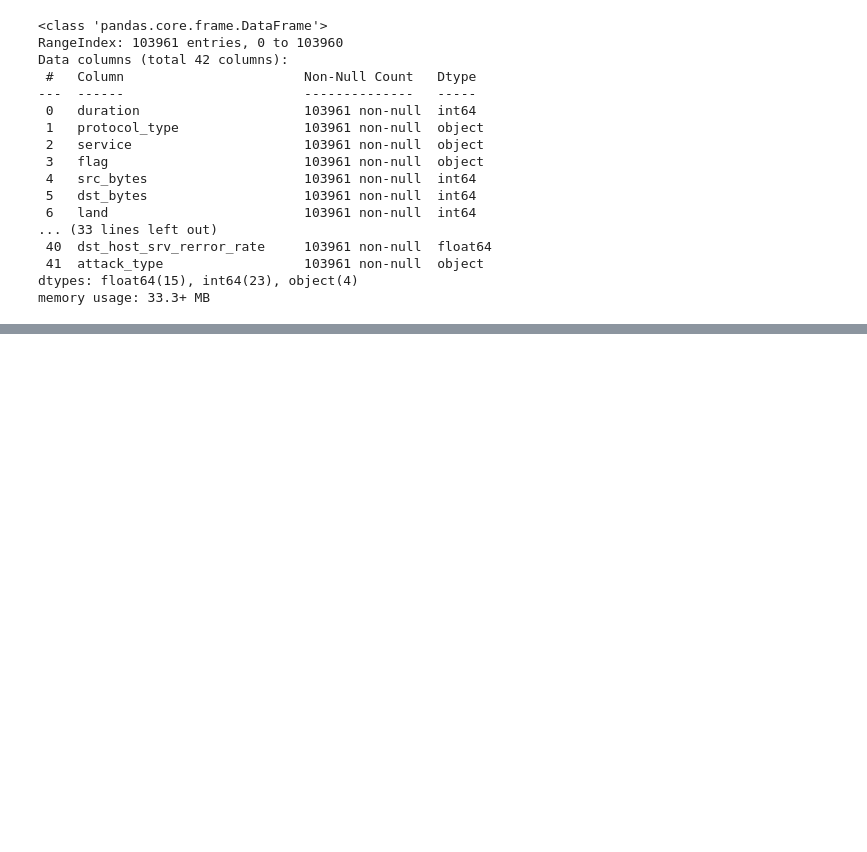
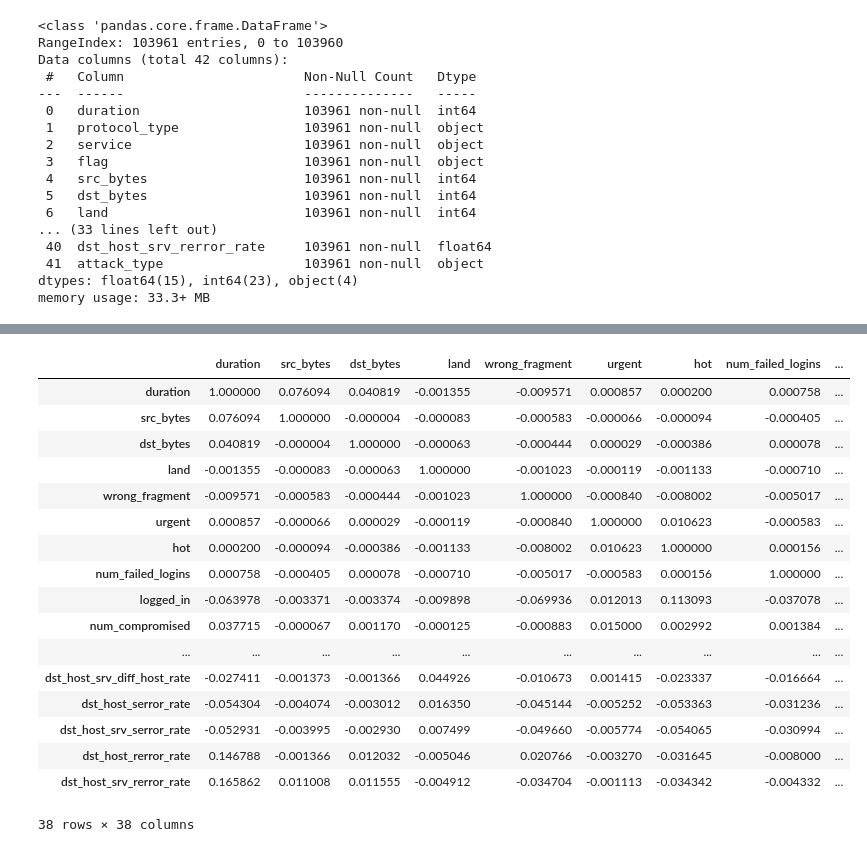
Before and after one commit to PugtgYosuky/AML_project1, a Jupyter notebook: src/explore_dataset.ipynb, the cells around one changed output, grey strips where cells are left out. Saved outputs shown, nothing was run; the diff lists cells and outputs as text; code cells hidden in the pictures; blank space fills up the shorter version.

```diff
--- a/src/explore_dataset.ipynb
+++ b/src/explore_dataset.ipynb
@@ -58,0 +181,21 @@ memory usage: 33.3+ MB
+# %%
+corr
+# %% [output]
+|  | duration | src_bytes | dst_bytes | land | wrong_fragment | urgent | hot | num_failed_logins | ... |
+| duration | 1.000000 | 0.076094 | 0.040819 | -0.001355 | -0.009571 | 0.000857 | 0.000200 | 0.000758 | ... |
+| src_bytes | 0.076094 | 1.000000 | -0.000004 | -0.000083 | -0.000583 | -0.000066 | -0.000094 | -0.000405 | ... |
+| dst_bytes | 0.040819 | -0.000004 | 1.000000 | -0.000063 | -0.000444 | 0.000029 | -0.000386 | 0.000078 | ... |
+| land | -0.001355 | -0.000083 | -0.000063 | 1.000000 | -0.001023 | -0.000119 | -0.001133 | -0.000710 | ... |
+| wrong_fragment | -0.009571 | -0.000583 | -0.000444 | -0.001023 | 1.000000 | -0.000840 | -0.008002 | -0.005017 | ... |
+| urgent | 0.000857 | -0.000066 | 0.000029 | -0.000119 | -0.000840 | 1.000000 | 0.010623 | -0.000583 | ... |
+| hot | 0.000200 | -0.000094 | -0.000386 | -0.001133 | -0.008002 | 0.010623 | 1.000000 | 0.000156 | ... |
+| num_failed_logins | 0.000758 | -0.000405 | 0.000078 | -0.000710 | -0.005017 | -0.000583 | 0.000156 | 1.000000 | ... |
+| logged_in | -0.063978 | -0.003371 | -0.003374 | -0.009898 | -0.069936 | 0.012013 | 0.113093 | -0.037078 | ... |
+| num_compromised | 0.037715 | -0.000067 | 0.001170 | -0.000125 | -0.000883 | 0.015000 | 0.002992 | 0.001384 | ... |
+| ... | ... | ... | ... | ... | ... | ... | ... | ... | ... |
+| dst_host_srv_diff_host_rate | -0.027411 | -0.001373 | -0.001366 | 0.044926 | -0.010673 | 0.001415 | -0.023337 | -0.016664 | ... |
+| dst_host_serror_rate | -0.054304 | -0.004074 | -0.003012 | 0.016350 | -0.045144 | -0.005252 | -0.053363 | -0.031236 | ... |
+| dst_host_srv_serror_rate | -0.052931 | -0.003995 | -0.002930 | 0.007499 | -0.049660 | -0.005774 | -0.054065 | -0.030994 | ... |
+| dst_host_rerror_rate | 0.146788 | -0.001366 | 0.012032 | -0.005046 | 0.020766 | -0.003270 | -0.031645 | -0.008000 | ... |
+| dst_host_srv_rerror_rate | 0.165862 | 0.011008 | 0.011555 | -0.004912 | -0.034704 | -0.001113 | -0.034342 | -0.004332 | ... |
+38 rows × 38 columns
```
Also changed, not shown: parts of 24 cells of this notebook.
